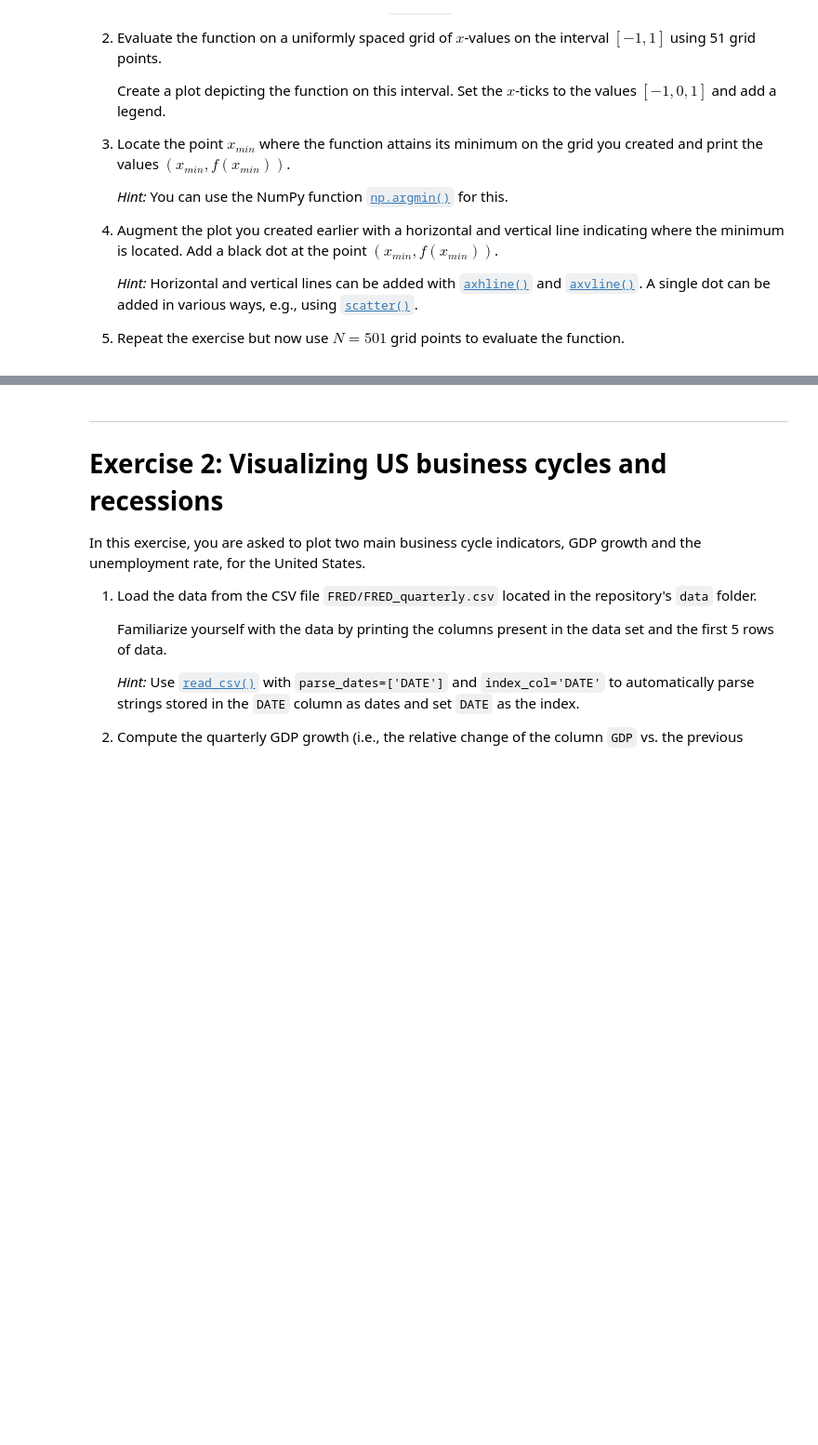
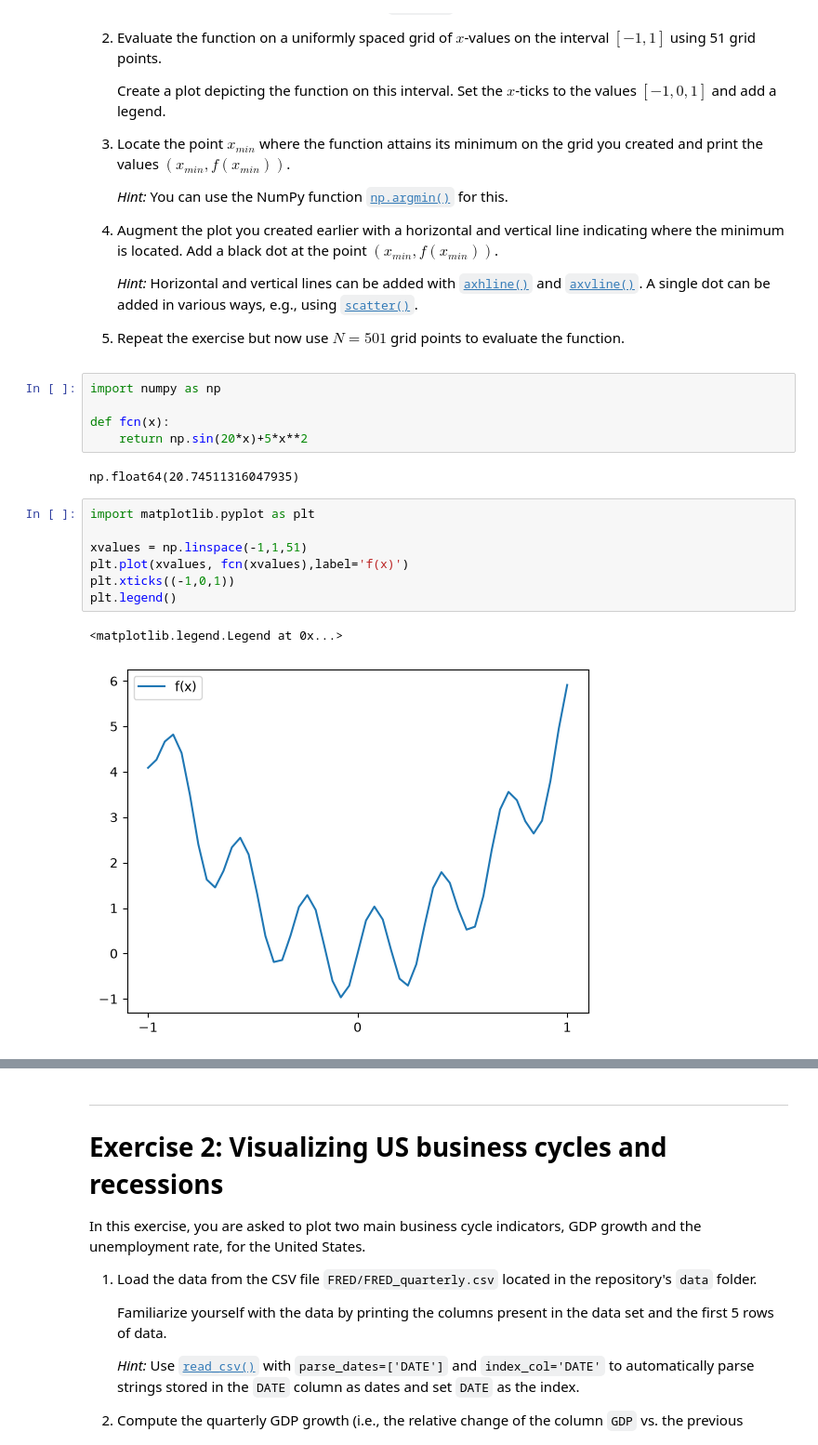
Before and after one commit to falkfrydenlund-creator/TECH2-H26, a Jupyter notebook: workshops/workshop3/workshop3.ipynb, the cells around one changed output, grey strips where cells are left out. Shown at 93% size. Saved outputs shown, nothing was run; the diff lists cells and outputs as text; blank space fills up the shorter version.

```diff
--- a/workshops/workshop3/workshop3.ipynb
+++ b/workshops/workshop3/workshop3.ipynb
@@ -40,3 +40,20 @@ Perform the following tasks:
     [`scatter()`](https://matplotlib.org/stable/api/_as_gen/matplotlib.pyplot.scatter.html).
 
 5.  Repeat the exercise but now use $N=501$ grid points to evaluate the function.
+# %%
+import numpy as np
+
+def fcn(x):
+    return np.sin(20*x)+5*x**2
+# %% [output]
+np.float64(20.74511316047935)
+# %%
+import matplotlib.pyplot as plt
+
+xvalues = np.linspace(-1,1,51)
+plt.plot(xvalues, fcn(xvalues),label='f(x)')
+plt.xticks((-1,0,1))
+plt.legend()
+# %% [output]
+<matplotlib.legend.Legend at 0x...>
+[figure, added]
```
Also changed, not shown: parts of 3 cells of this notebook.
